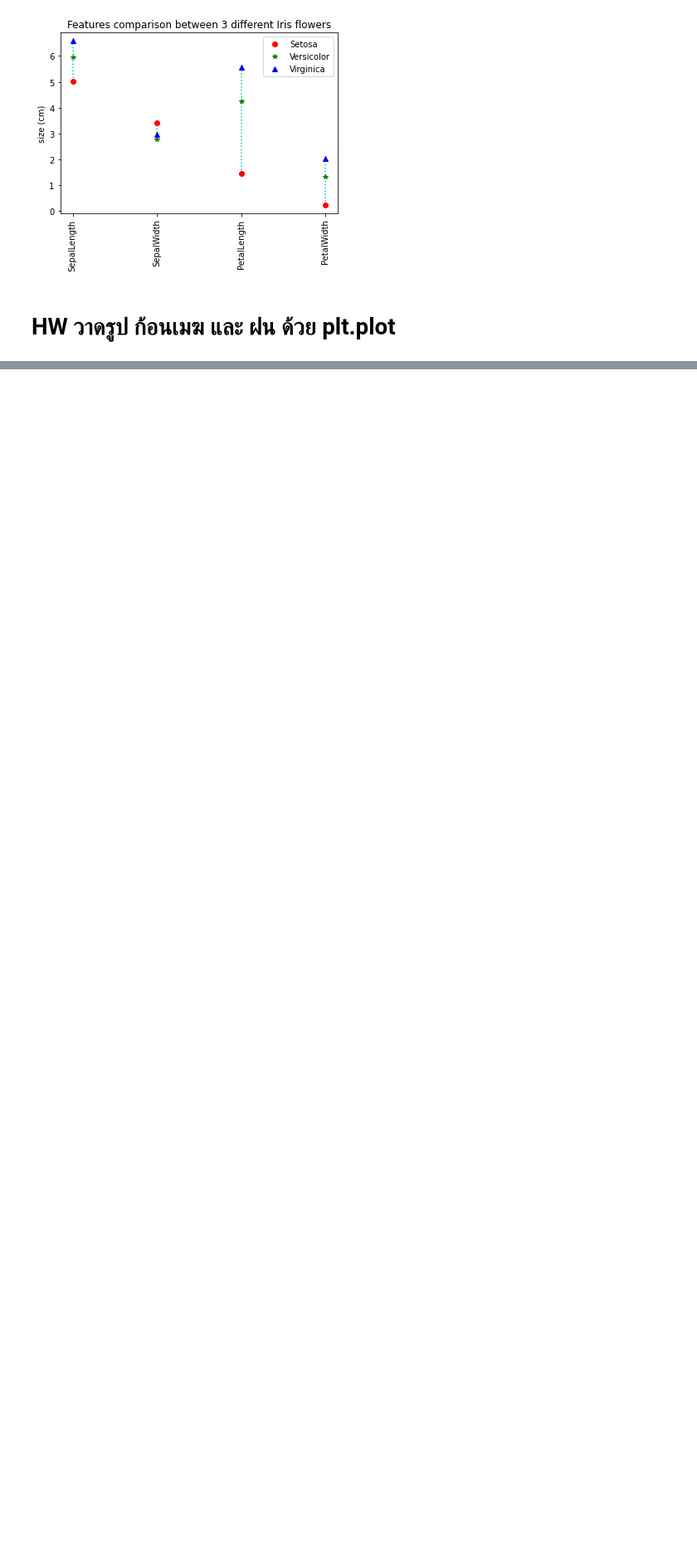
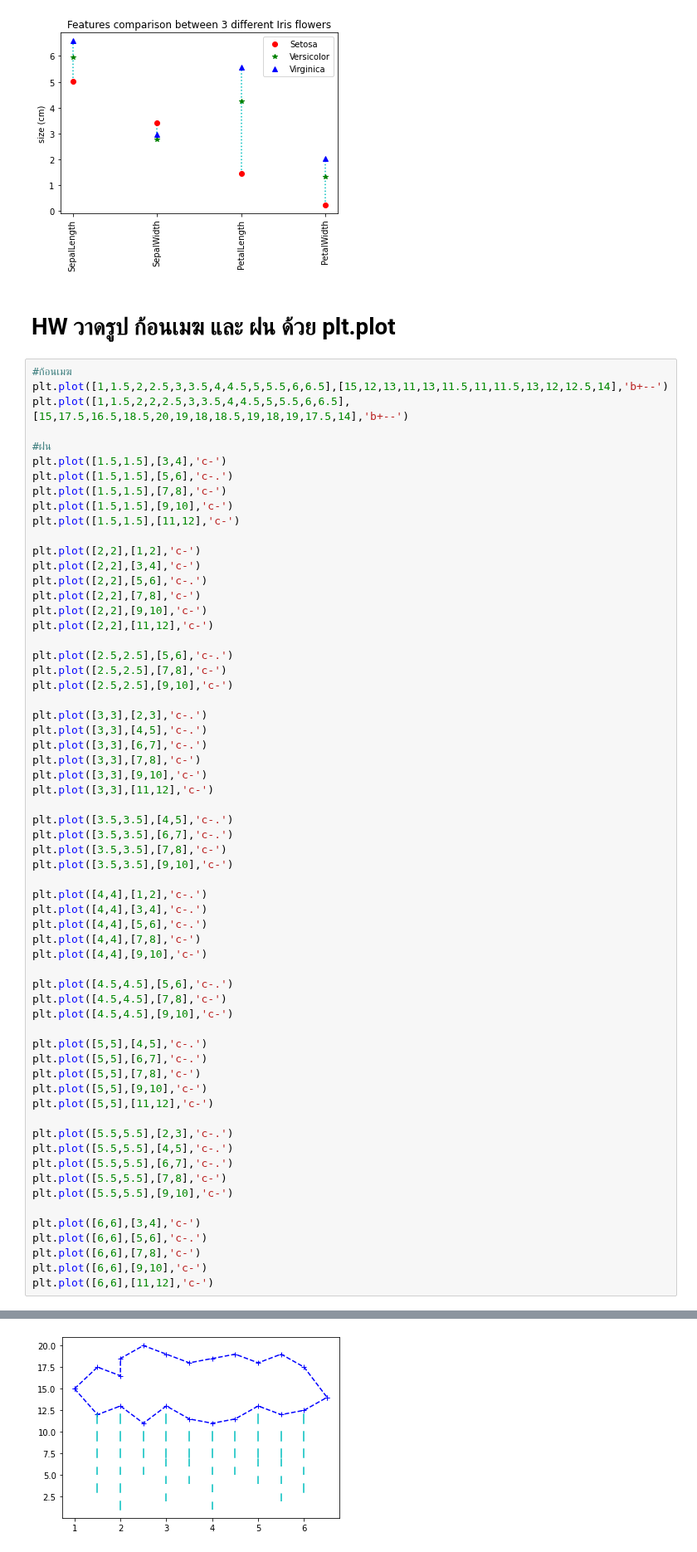
Before and after one commit to Thitichaya2000/data_viz_2022, a Jupyter notebook: DataViz04_Data_Comparison.ipynb, the cells around one changed output, grey strips where cells are left out. Shown at 83% size. Cells and saved outputs as stored; diff of their text form; blank space fills up the shorter version.

```diff
--- a/DataViz04_Data_Comparison.ipynb
+++ b/DataViz04_Data_Comparison.ipynb
@@ -157,3 +157,66 @@ plt.ylabel('size (cm)');
 [figure]
 # %% [markdown]
 # HW วาดรูป ก้อนเมฆ และ ฝน ด้วย plt.plot
+# %%
+#ก้อนเมฆ
+plt.plot([1,1.5,2,2.5,3,3.5,4,4.5,5,5.5,6,6.5],[15,12,13,11,13,11.5,11,11.5,13,12,12.5,14],'b+--')
+plt.plot([1,1.5,2,2,2.5,3,3.5,4,4.5,5,5.5,6,6.5],[15,17.5,16.5,18.5,20,19,18,18.5,19,18,19,17.5,14],'b+--')
+
+#ฝน
+plt.plot([1.5,1.5],[3,4],'c-')
+plt.plot([1.5,1.5],[5,6],'c-.')
+plt.plot([1.5,1.5],[7,8],'c-')
+plt.plot([1.5,1.5],[9,10],'c-')
+plt.plot([1.5,1.5],[11,12],'c-')
+
+plt.plot([2,2],[1,2],'c-')
+plt.plot([2,2],[3,4],'c-')
+plt.plot([2,2],[5,6],'c-.')
+plt.plot([2,2],[7,8],'c-')
+plt.plot([2,2],[9,10],'c-')
+plt.plot([2,2],[11,12],'c-')
+
+plt.plot([2.5,2.5],[5,6],'c-.')
+plt.plot([2.5,2.5],[7,8],'c-')
+plt.plot([2.5,2.5],[9,10],'c-')
+
+plt.plot([3,3],[2,3],'c-.')
+plt.plot([3,3],[4,5],'c-.')
+plt.plot([3,3],[6,7],'c-.')
+plt.plot([3,3],[7,8],'c-')
+plt.plot([3,3],[9,10],'c-')
+plt.plot([3,3],[11,12],'c-')
+
+plt.plot([3.5,3.5],[4,5],'c-.')
+plt.plot([3.5,3.5],[6,7],'c-.')
+plt.plot([3.5,3.5],[7,8],'c-')
+plt.plot([3.5,3.5],[9,10],'c-')
+
+plt.plot([4,4],[1,2],'c-.')
+plt.plot([4,4],[3,4],'c-.')
+plt.plot([4,4],[5,6],'c-.')
+plt.plot([4,4],[7,8],'c-')
+plt.plot([4,4],[9,10],'c-')
+
+plt.plot([4.5,4.5],[5,6],'c-.')
+plt.plot([4.5,4.5],[7,8],'c-')
+plt.plot([4.5,4.5],[9,10],'c-')
+
+plt.plot([5,5],[4,5],'c-.')
+plt.plot([5,5],[6,7],'c-.')
+plt.plot([5,5],[7,8],'c-')
+plt.plot([5,5],[9,10],'c-')
+plt.plot([5,5],[11,12],'c-')
+
+plt.plot([5.5,5.5],[2,3],'c-.')
+plt.plot([5.5,5.5],[4,5],'c-.')
+plt.plot([5.5,5.5],[6,7],'c-.')
+plt.plot([5.5,5.5],[7,8],'c-')
+plt.plot([5.5,5.5],[9,10],'c-')
+
+plt.plot([6,6],[3,4],'c-')
+plt.plot([6,6],[5,6],'c-.')
+plt.plot([6,6],[7,8],'c-')
+plt.plot([6,6],[9,10],'c-')
+plt.plot([6,6],[11,12],'c-')
+# %% [output]
@@ -159,0 +224 @@ plt.ylabel('size (cm)');
+[figure, added]
```
Also changed, not shown: parts of 5 cells of this notebook.
